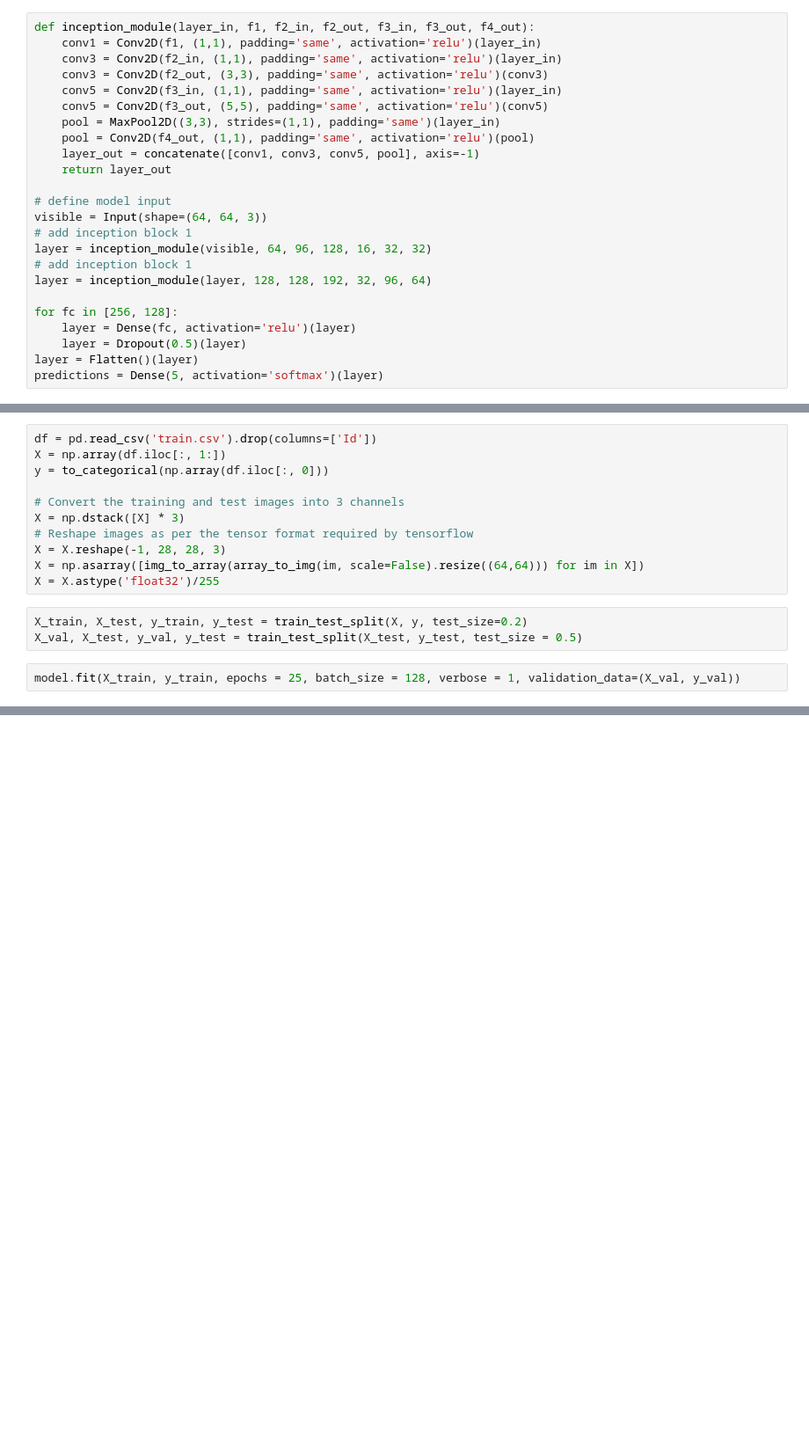
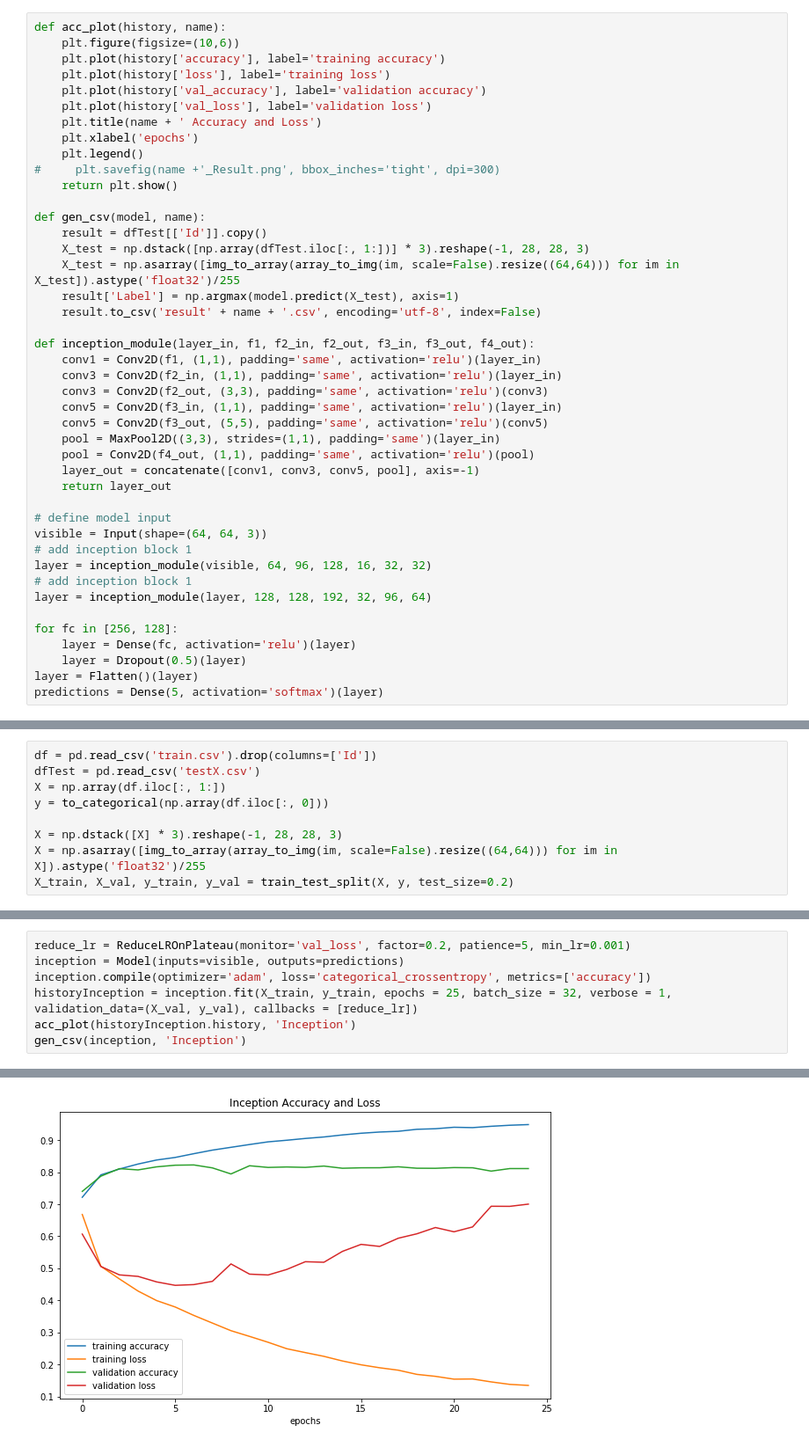
Before and after one commit to Tiankai-Jiang/ECE657A-A3, a Jupyter notebook: inception.ipynb, the cells around one changed output, grey strips where cells are left out. Shown at 88% size. Saved outputs shown, nothing was run; the diff lists cells and outputs as text; blank space fills up the shorter version.

Commit message:
added inception result

```diff
--- a/inception.ipynb
+++ b/inception.ipynb
@@ -14,4 +17,23 @@ K.set_learning_phase(1)
 # %%
+def acc_plot(history, name):
+    plt.figure(figsize=(10,6))
+    plt.plot(history['accuracy'], label='training accuracy')
+    plt.plot(history['loss'], label='training loss')
+    plt.plot(history['val_accuracy'], label='validation accuracy')
+    plt.plot(history['val_loss'], label='validation loss')
+    plt.title(name + ' Accuracy and Loss')
+    plt.xlabel('epochs')
+    plt.legend()
+#     plt.savefig(name +'_Result.png', bbox_inches='tight', dpi=300)
+    return plt.show()
+
+def gen_csv(model, name):
+    result = dfTest[['Id']].copy()
+    X_test = np.dstack([np.array(dfTest.iloc[:, 1:])] * 3).reshape(-1, 28, 28, 3)
+    X_test = np.asarray([img_to_array(array_to_img(im, scale=False).resize((64,64))) for im in X_test]).astype('float32')/255
+    result['Label'] = np.argmax(model.predict(X_test), axis=1)
+    result.to_csv('result' + name + '.csv', encoding='utf-8', index=False)
+
 def inception_module(layer_in, f1, f2_in, f2_out, f3_in, f3_out, f4_out):
     conv1 = Conv2D(f1, (1,1), padding='same', activation='relu')(layer_in)
     conv3 = Conv2D(f2_in, (1,1), padding='same', activation='relu')(layer_in)
@@ -61,16 +60,9 @@ ________________________________________________________________________________
 # %%
 df = pd.read_csv('train.csv').drop(columns=['Id'])
+dfTest = pd.read_csv('testX.csv')
 X = np.array(df.iloc[:, 1:])
 y = to_categorical(np.array(df.iloc[:, 0]))
 
-# Convert the training and test images into 3 channels
-X = np.dstack([X] * 3)
-# Reshape images as per the tensor format required by tensorflow
-X = X.reshape(-1, 28, 28, 3)
-X = np.asarray([img_to_array(array_to_img(im, scale=False).resize((64,64))) for im in X])
-X = X.astype('float32')/255
+X = np.dstack([X] * 3).reshape(-1, 28, 28, 3)
+X = np.asarray([img_to_array(array_to_img(im, scale=False).resize((64,64))) for im in X]).astype('float32')/255
+X_train, X_val, y_train, y_val = train_test_split(X, y, test_size=0.2)
-# %%
-X_train, X_test, y_train, y_test = train_test_split(X, y, test_size=0.2)
-X_val, X_test, y_val, y_test = train_test_split(X_test, y_test, test_size = 0.5)
-# %%
-model.fit(X_train, y_train, epochs = 25, batch_size = 128, verbose = 1, validation_data=(X_val, y_val))
@@ -110,0 +69,8 @@ This notebook presents the ResNet algorithm due to He et al. (2015). The impleme
+# %%
+reduce_lr = ReduceLROnPlateau(monitor='val_loss', factor=0.2, patience=5, min_lr=0.001)
+inception = Model(inputs=visible, outputs=predictions)
+inception.compile(optimizer='adam', loss='categorical_crossentropy', metrics=['accuracy'])
+historyInception = inception.fit(X_train, y_train, epochs = 25, batch_size = 32, verbose = 1, validation_data=(X_val, y_val), callbacks = [reduce_lr])
+acc_plot(historyInception.history, 'Inception')
+gen_csv(inception, 'Inception')
+# %% [output]
@@ -110,0 +94 @@ This notebook presents the ResNet algorithm due to He et al. (2015). The impleme
+[figure, added]
```
Also changed, not shown: parts of 7 cells of this notebook, 2 other files.
